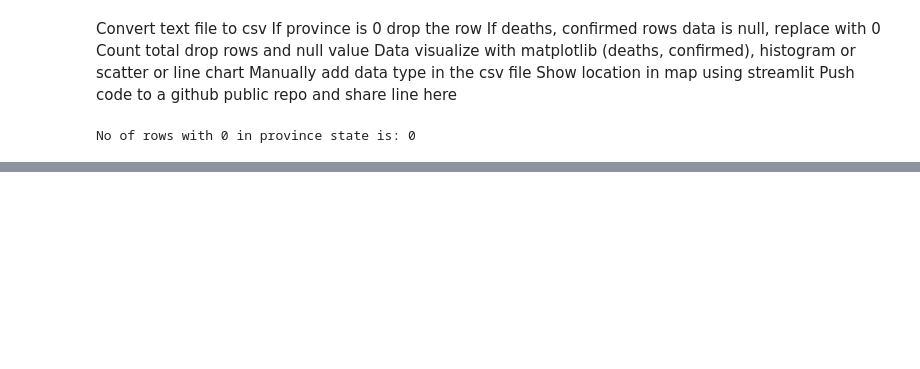
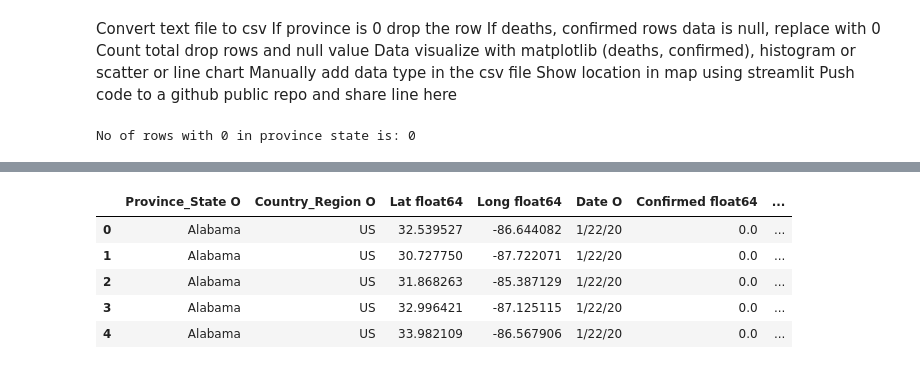
Before and after one commit to tasnia-tabassum18/Data_Cleaning, a Jupyter notebook: Textfile_to_CSV.ipynb, the cells around one changed output, grey strips where cells are left out. Drawn from its saved outputs; the diff is of its cells as text; code cells hidden in the pictures; blank space fills up the shorter version.

```diff
--- a/Textfile_to_CSV.ipynb
+++ b/Textfile_to_CSV.ipynb
@@ -34,0 +85,16 @@ print(nullcount1)
+# %%
+#renaming columns with the data type along with its exisiting name
+
+df.rename(
+    columns=({ 'Province_State': 'Province_State O', 'Country_Region': 'Country_Region O' , 'Lat': 'Lat float64' , 'Long': 'Long float64', 'Date': 'Date O',
+               'Confirmed': 'Confirmed float64', 'Deaths':'Deaths float64' }),
+    inplace=True,
+)
+df.head()
+# %% [output]
+|  | Province_State O | Country_Region O | Lat float64 | Long float64 | Date O | Confirmed float64 | ... |
+| 0 | Alabama | US | 32.539527 | -86.644082 | 1/22/20 | 0.0 | ... |
+| 1 | Alabama | US | 30.727750 | -87.722071 | 1/22/20 | 0.0 | ... |
+| 2 | Alabama | US | 31.868263 | -85.387129 | 1/22/20 | 0.0 | ... |
+| 3 | Alabama | US | 32.996421 | -87.125115 | 1/22/20 | 0.0 | ... |
+| 4 | Alabama | US | 33.982109 | -86.567906 | 1/22/20 | 0.0 | ... |
```
Also changed, not shown: parts of 6 cells of this notebook.
